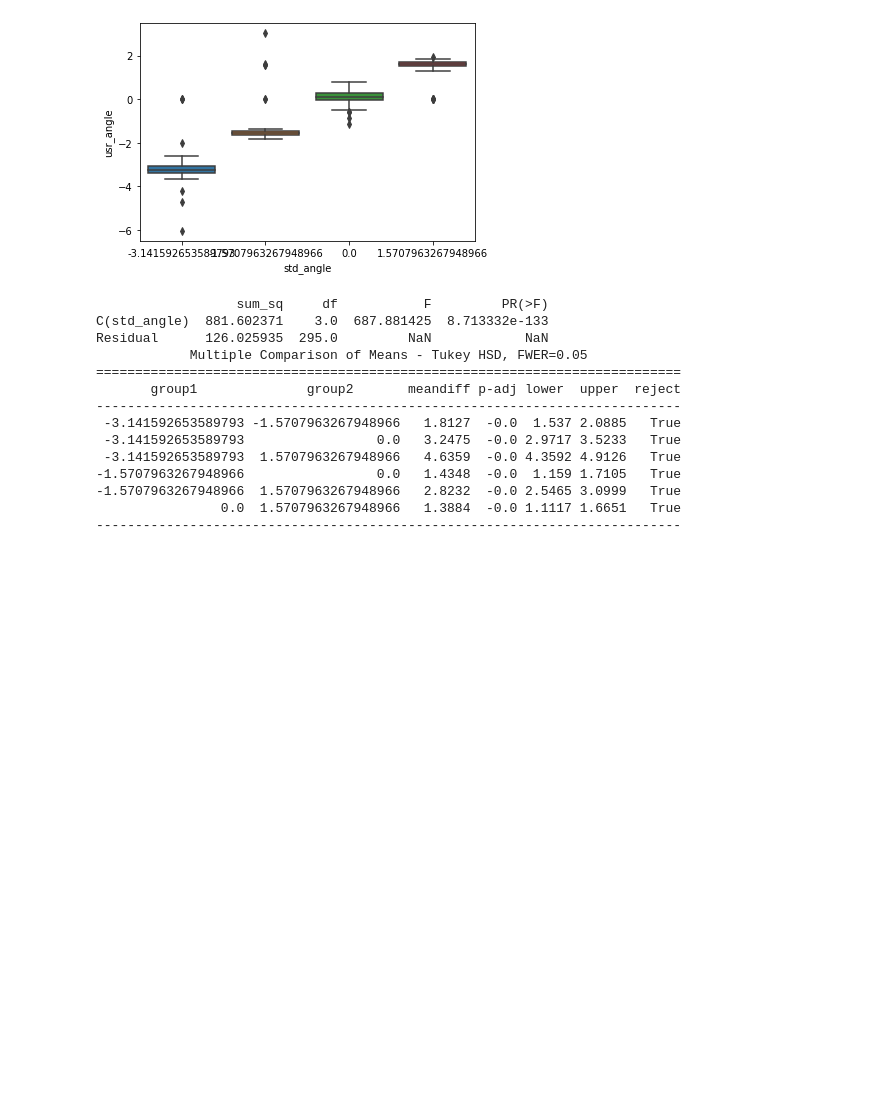
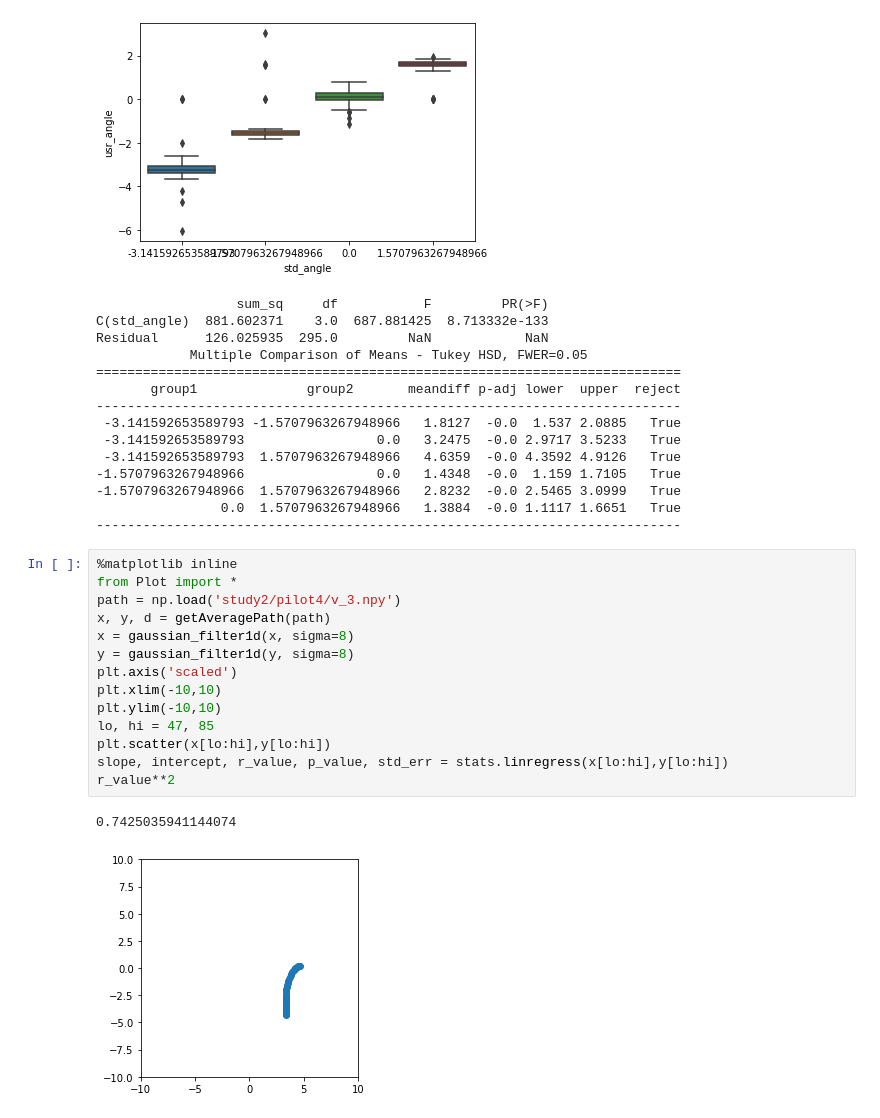
Before and after one commit to Derican/FingertipGesture, a Jupyter notebook: temp.ipynb, the cells around one changed output. Cells and saved outputs as stored; diff of their text form; blank space fills up the shorter version.

```diff
--- a/temp.ipynb
+++ b/temp.ipynb
@@ -443,3 +443,20 @@ Residual      126.025935  295.0         NaN            NaN
 -1.5707963267948966  1.5707963267948966   2.8232  -0.0 2.5465 3.0999   True
                 0.0  1.5707963267948966   1.3884  -0.0 1.1117 1.6651   True
 ---------------------------------------------------------------------------
+# %%
+%matplotlib inline
+from Plot import *
+path = np.load('study2/pilot4/v_3.npy')
+x, y, d = getAveragePath(path)
+x = gaussian_filter1d(x, sigma=8)
+y = gaussian_filter1d(y, sigma=8)
+plt.axis('scaled')
+plt.xlim(-10,10)
+plt.ylim(-10,10)
+lo, hi = 47, 85
+plt.scatter(x[lo:hi],y[lo:hi])
+slope, intercept, r_value, p_value, std_err = stats.linregress(x[lo:hi],y[lo:hi])
+r_value**2
+# %% [output]
+0.7425035941144074
+[figure, added]
```
Also changed, not shown: parts of 1 cell of this notebook, 5 other files.
